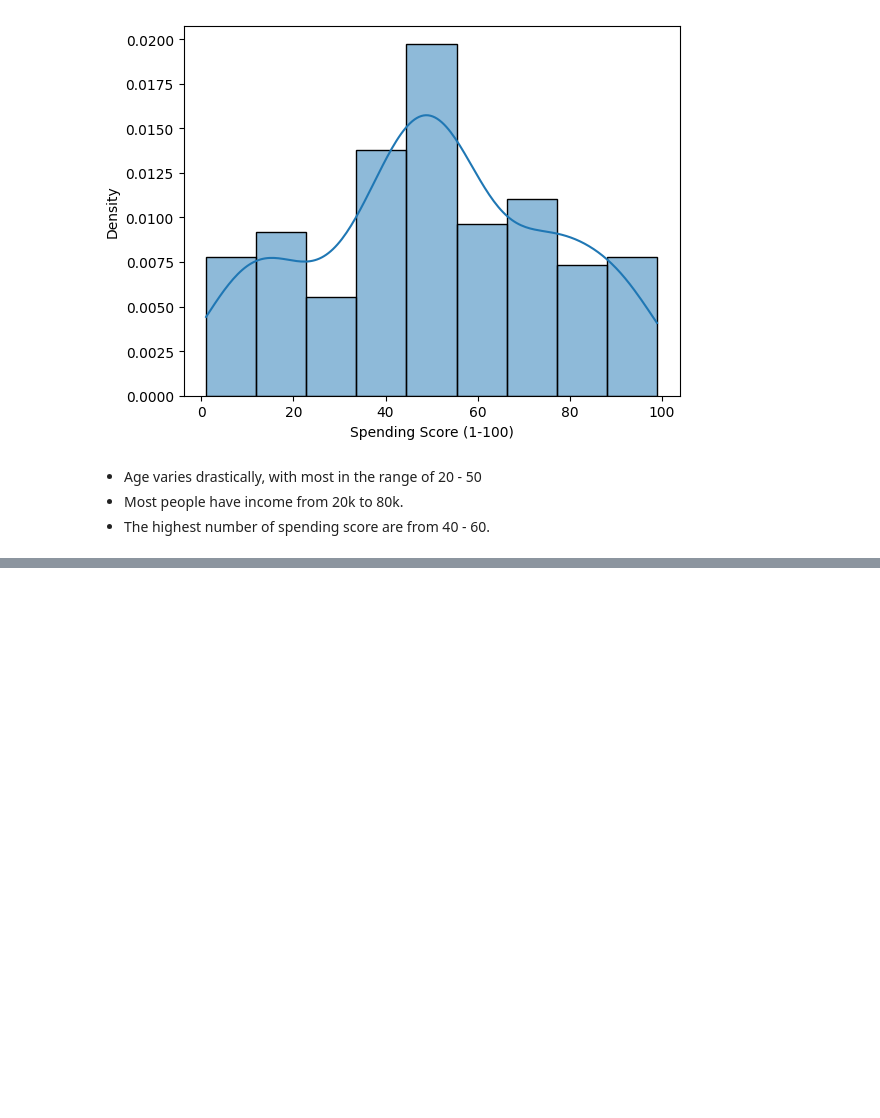
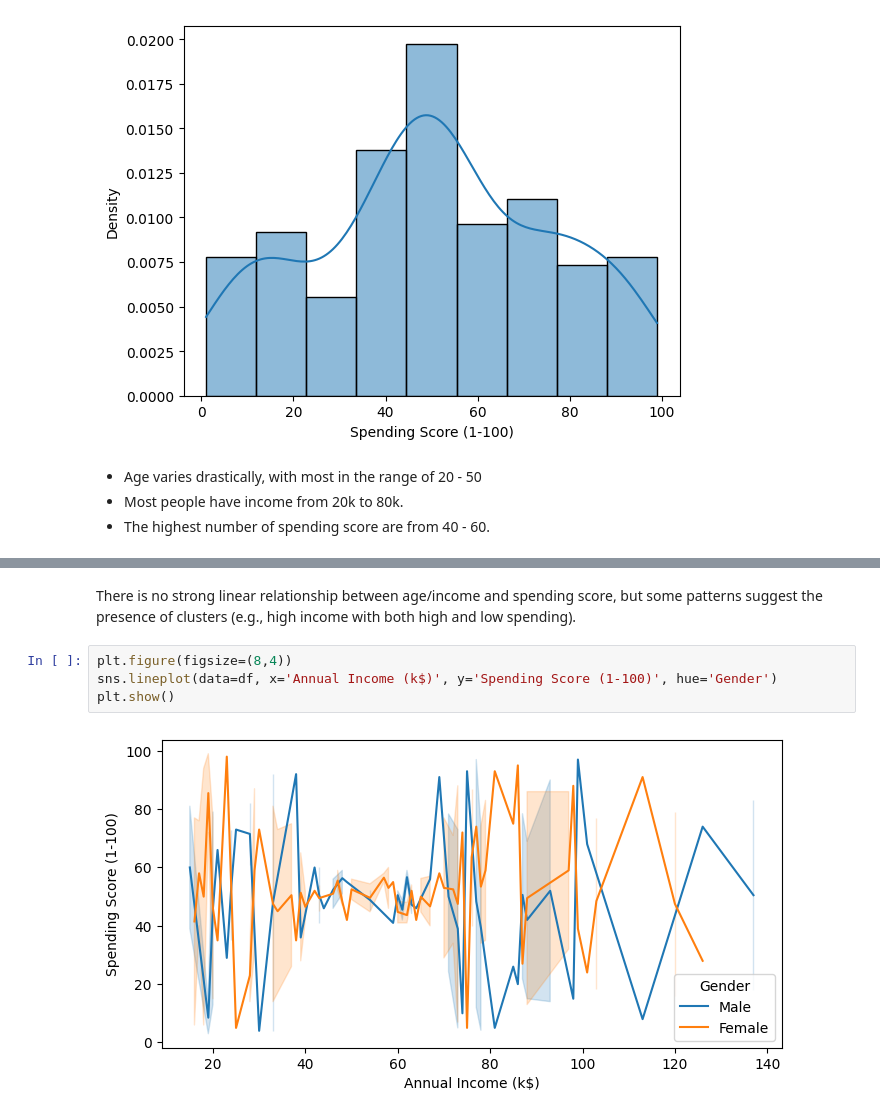
Before and after one commit to gordonnguyen/data-science-1, a Jupyter notebook: hw4/hw4.ipynb, the cells around one changed output, grey strips where cells are left out. Saved outputs shown, nothing was run; the diff lists cells and outputs as text; blank space fills up the shorter version.

```diff
--- a/hw4/hw4.ipynb
+++ b/hw4/hw4.ipynb
@@ -71,0 +118,8 @@ TypeError: pie() got an unexpected keyword argument 'y'
+# %% [markdown]
+There is no strong linear relationship between age/income and spending score, but some patterns suggest the presence of clusters (e.g., high income with both high and low spending).
+# %%
+plt.figure(figsize=(8,4))
+sns.lineplot(data=df, x='Annual Income (k$)', y='Spending Score (1-100)', hue='Gender')
+plt.show()
+# %% [output]
+[figure, added]
```
Also changed, not shown: parts of 7 cells of this notebook, 1 other file.
